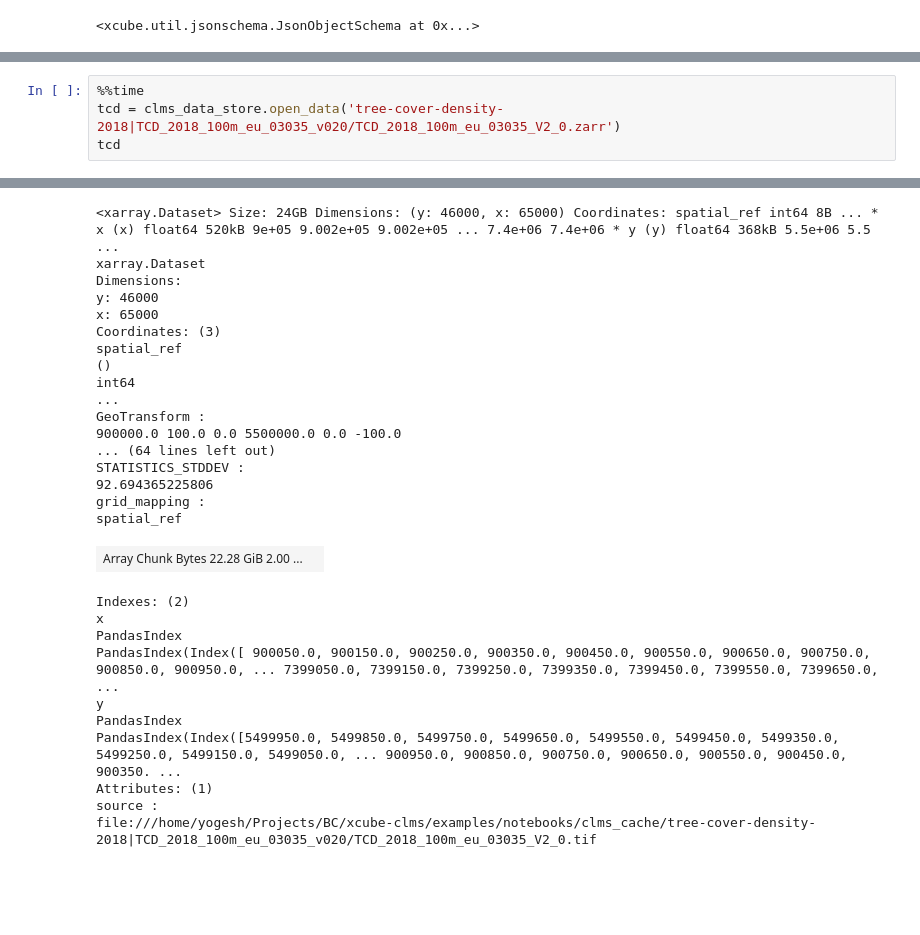
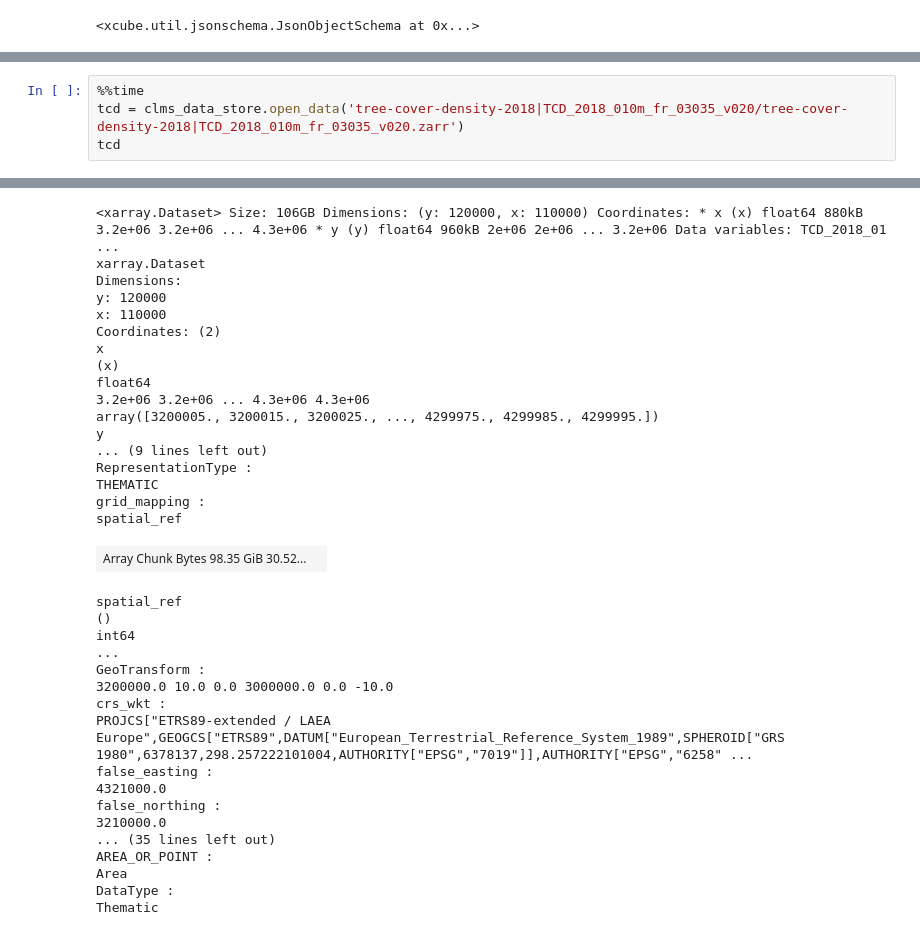
Before and after one commit to xcube-dev/xcube-clms, a Jupyter notebook: examples/notebooks/CLMSDataStoreTutorial.ipynb, the cells around one changed output, grey strips where cells are left out. Cells and saved outputs as stored; diff of their text form; blank space fills up the shorter version.

```diff
--- a/examples/notebooks/CLMSDataStoreTutorial.ipynb
+++ b/examples/notebooks/CLMSDataStoreTutorial.ipynb
@@ -200,5 +212,5 @@ file:///home/yogesh/Projects/BC/xcube-clms/examples/notebooks/clms_cache/forest-
 # %%
 %%time
-tcd = clms_data_store.open_data('tree-cover-density-2018|TCD_2018_100m_eu_03035_v020/TCD_2018_100m_eu_03035_V2_0.zarr')
+tcd = clms_data_store.open_data('tree-cover-density-2018|TCD_2018_010m_fr_03035_v020/tree-cover-density-2018|TCD_2018_010m_fr_03035_v020.zarr')
 tcd
 # %% [output]
@@ -207,31 +219,38 @@ Wall time: 7.6 ms
-<xarray.Dataset> Size: 24GB Dimensions: (y: 46000, x: 65000) Coordinates: spatial_ref int64 8B ... * x (x) float64 520kB 9e+05 9.002e+05 9.002e+05 ... 7.4e+06 7.4e+06 * y (y) float64 368kB 5.5e+06 5.5 ...
+<xarray.Dataset> Size: 106GB Dimensions: (y: 120000, x: 110000) Coordinates: * x (x) float64 880kB 3.2e+06 3.2e+06 ... 4.3e+06 * y (y) float64 960kB 2e+06 2e+06 ... 3.2e+06 Data variables: TCD_2018_01 ...
 xarray.Dataset
 Dimensions:
-y: 46000
-x: 65000
-Coordinates: (3)
-spatial_ref
-()
-int64
-...
-GeoTransform :
-900000.0 100.0 0.0 5500000.0 0.0 -100.0
-... (64 lines left out)
-STATISTICS_STDDEV :
-92.694365225806
+y: 120000
+x: 110000
+Coordinates: (2)
+x
+(x)
+float64
+3.2e+06 3.2e+06 ... 4.3e+06 4.3e+06
+array([3200005., 3200015., 3200025., ..., 4299975., 4299985., 4299995.])
+y
+... (9 lines left out)
+RepresentationType :
+THEMATIC
 grid_mapping :
 spatial_ref
-| Array Chunk Bytes 22.28 GiB 2.00 ... |  |
+| Array Chunk Bytes 98.35 GiB 30.52... |  |
-Indexes: (2)
-x
-PandasIndex
-PandasIndex(Index([ 900050.0, 900150.0, 900250.0, 900350.0, 900450.0, 900550.0, 900650.0, 900750.0, 900850.0, 900950.0, ... 7399050.0, 7399150.0, 7399250.0, 7399350.0, 7399450.0, 7399550.0, 7399650.0, ...
-y
-PandasIndex
-PandasIndex(Index([5499950.0, 5499850.0, 5499750.0, 5499650.0, 5499550.0, 5499450.0, 5499350.0, 5499250.0, 5499150.0, 5499050.0, ... 900950.0, 900850.0, 900750.0, 900650.0, 900550.0, 900450.0, 900350. ...
-Attributes: (1)
-source :
-file:///home/yogesh/Projects/BC/xcube-clms/examples/notebooks/clms_cache/tree-cover-density-2018|TCD_2018_100m_eu_03035_v020/TCD_2018_100m_eu_03035_V2_0.tif
+spatial_ref
+()
+int64
+...
+GeoTransform :
+3200000.0 10.0 0.0 3000000.0 0.0 -10.0
+crs_wkt :
+PROJCS["ETRS89-extended / LAEA Europe",GEOGCS["ETRS89",DATUM["European_Terrestrial_Reference_System_1989",SPHEROID["GRS 1980",6378137,298.257222101004,AUTHORITY["EPSG","7019"]],AUTHORITY["EPSG","6258" ...
+false_easting :
+4321000.0
+false_northing :
+3210000.0
+... (35 lines left out)
+AREA_OR_POINT :
+Area
+DataType :
+Thematic
 # %%
 %%time
 downsampled_cube = fty.isel(
```
Also changed, not shown: parts of 20 cells of this notebook.
